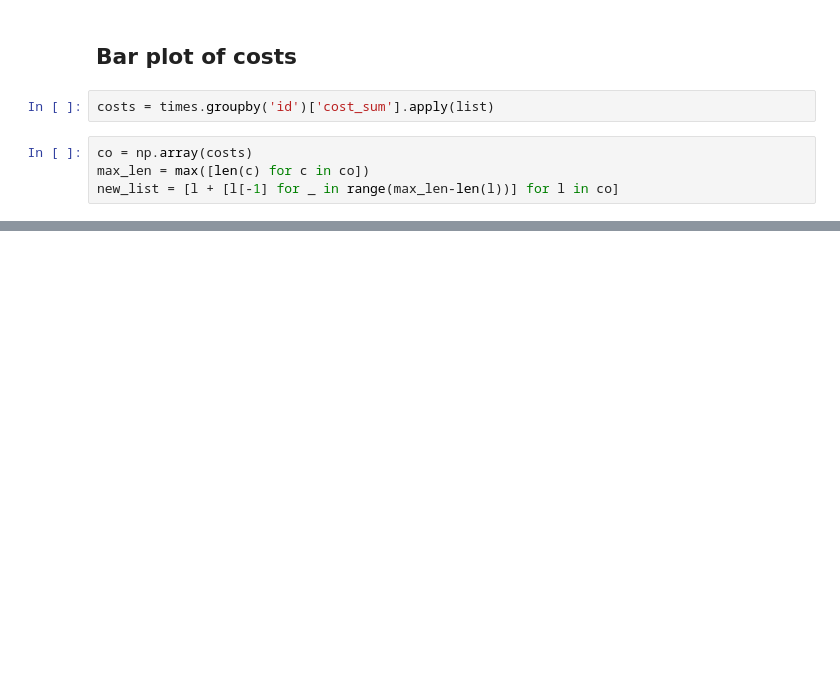
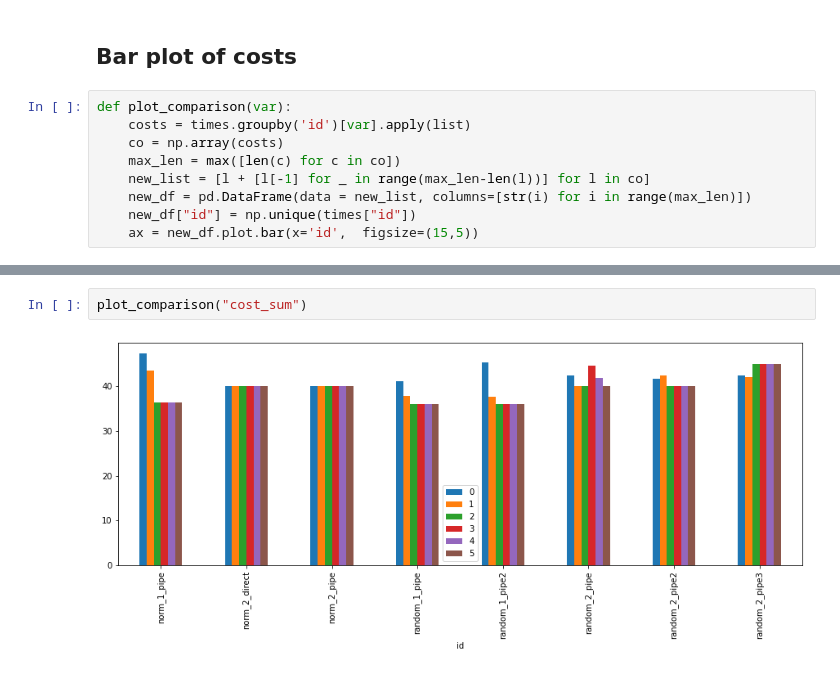
Before and after one commit to NinaWie/PowerPlanner, a Jupyter notebook: notebooks/evaluation.ipynb, the cells around one changed output, grey strips where cells are left out. Cells and saved outputs as stored; diff of their text form; blank space fills up the shorter version.

```diff
--- a/notebooks/evaluation.ipynb
+++ b/notebooks/evaluation.ipynb
@@ -91,8 +95,11 @@ ax = max_edges.plot.bar(x='id', y='n_edges', rot=0, figsize=(15,5))
 # %% [markdown]
 ## Bar plot of costs
-# %%
-costs = times.groupby('id')['cost_sum'].apply(list)
 # %%
-co = np.array(costs)
-max_len = max([len(c) for c in co])
-new_list = [l + [l[-1] for _ in range(max_len-len(l))] for l in co]
+def plot_comparison(var):
+    costs = times.groupby('id')[var].apply(list)
+    co = np.array(costs)
+    max_len = max([len(c) for c in co])
+    new_list = [l + [l[-1] for _ in range(max_len-len(l))] for l in co]
+    new_df = pd.DataFrame(data = new_list, columns=[str(i) for i in range(max_len)])
+    new_df["id"] = np.unique(times["id"])
+    ax = new_df.plot.bar(x='id',  figsize=(15,5))
@@ -110,0 +106,4 @@ arr = np.random.rand(20,20)+0-5
+# %%
+plot_comparison("cost_sum")
+# %% [output]
+[figure, added]
```
Also changed, not shown: parts of 8 cells of this notebook, 13 other files.
